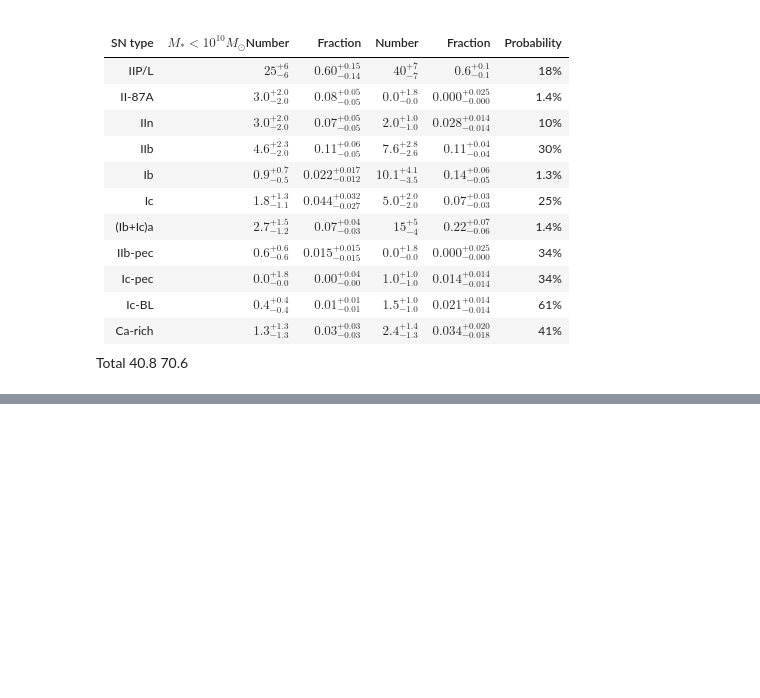
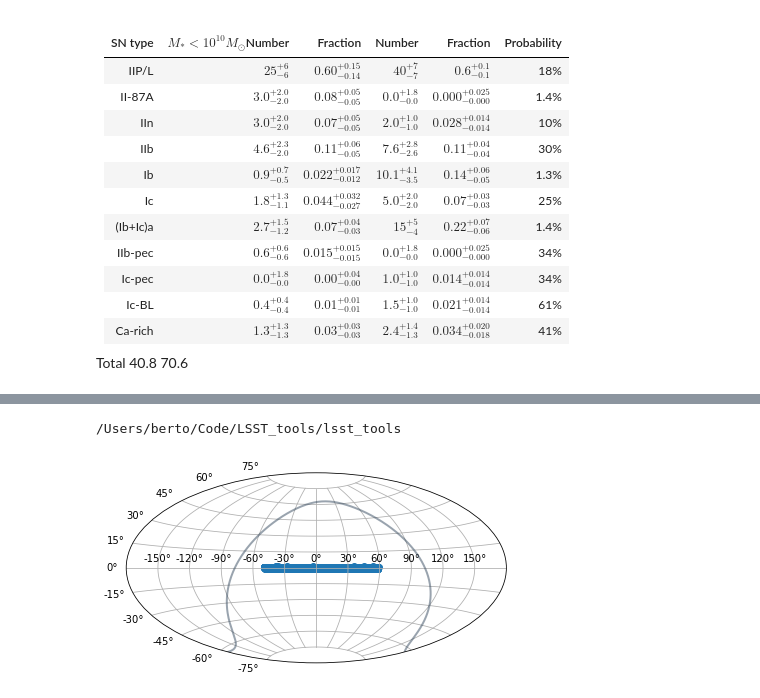
Before and after one commit to RobFirth/LSST_tools, a Jupyter notebook: lsst_tools/sims/notebooks/simulate_SDSS_SNe.ipynb, the cells around one changed output, grey strips where cells are left out. Saved outputs shown, nothing was run; the diff lists cells and outputs as text; code cells hidden in the pictures; blank space fills up the shorter version.

```diff
--- a/lsst_tools/sims/notebooks/simulate_SDSS_SNe.ipynb
+++ b/lsst_tools/sims/notebooks/simulate_SDSS_SNe.ipynb
@@ -24,0 +158,3 @@ def choose_subtype():
+# %%
+c = lsstt.generate_coordinates(nruns = 1000, low_ra = 180. - 50.0, high_ra = 180. + 59.0, low_dec = -1.258, high_dec = 1.258)
+c
@@ -24,0 +180,5 @@ def choose_subtype():
+# %%
+lsstt.plot_position_points(c)
+# %% [output]
+/Users/berto/Code/LSST_tools/lsst_tools
+[figure, added]
```
Also changed, not shown: parts of 15 cells of this notebook, 2 other files.
